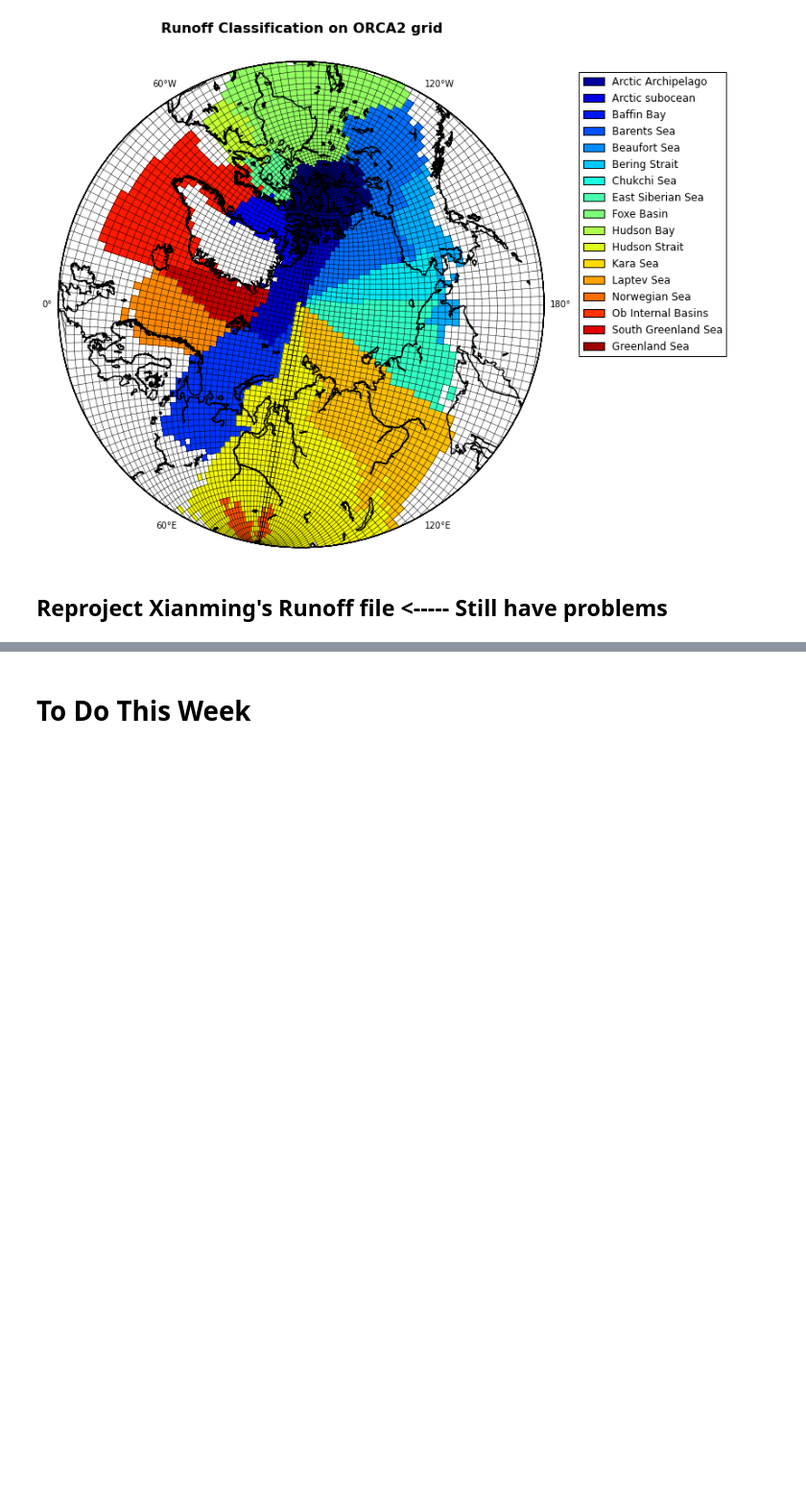
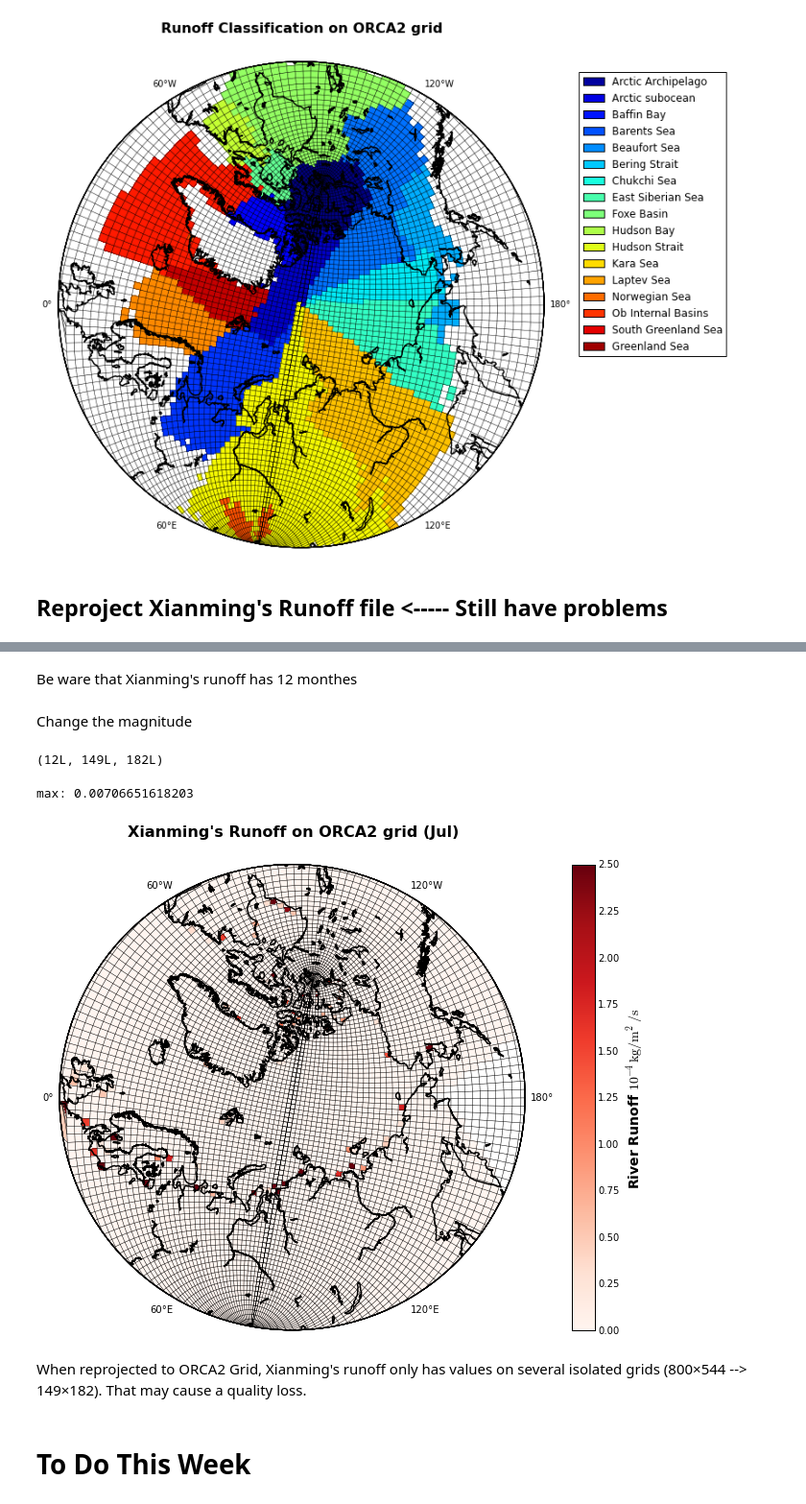
Before and after one commit to UBC-MOAD/ccar-modeling-nemo-tools, a Jupyter notebook: 06_STN-30p_Drainage_Basins.ipynb, the cells around one changed output, grey strips where cells are left out. Shown at 96% size. Saved outputs shown, nothing was run; the diff lists cells and outputs as text; code cells hidden in the pictures; blank space fills up the shorter version.

Commit message:
Fix Xianming's runoff part

```diff
--- a/06_STN-30p_Drainage_Basins.ipynb
+++ b/06_STN-30p_Drainage_Basins.ipynb
@@ -347,3 +323,43 @@ IndexError: index 259200 is out of bounds for axis 0 with size 259200
+# %% [markdown]
+Be ware that Xianming's runoff has 12 monthes
+# %%
+# allocate the memory
+ANH4_rf_repj=np.zeros([12, np.size(nav_lon, 0), np.size(nav_lon, 1)])
+for i in range(12):
+    ANH4_rf_repj[i, :, :]=Nts.reporj_NEMOgrid(ANH4_lon, ANH4_lat, ANH4_rf[i, :, :], nav_lon, nav_lat, method='linear')
+# %% [markdown]
+Change the magnitude
+# %%
+ANH4_rf_repj.shape
+# %% [output]
+(12L, 149L, 182L)
+# %%
+print('max: {}'.format(np.nanmax(ANH4_rf_repj)))
+ANH4_rf_repj=ANH4_rf_repj*1e4
+# %% [output]
+max: 0.00706651618203
+# %%
+CMap=plt.cm.Reds #cm.GMT_seis_r
+var_name='River Runoff $\mathrm{10^{-4} kg/m^2/s}$'
+rf_id_interp_masked=np.ma.masked_where(np.isnan(ANH4_rf_repj[7, :, :]), ANH4_rf_repj[7, :, :])
+#
+fig, ax, proj = Nts.pcolor_Arctic(nav_lon, nav_lat, 50, rf_id_interp_masked, [0, 2.5], CMap, var_name)
+#
+title="Xianming's Runoff on ORCA2 grid (Jul)"
+ax.set_title(title, fontsize=16, fontweight='bold', y=1.05)
+fig.set_size_inches(10, 10)
+#
+#proj.drawcoastlines(linewidth=1.5, linestyle='-', color='k', zorder=3)
+#proj.drawlsmask(land_color=[0.5, 0.5, 0.5], ocean_color='None', lsmask=None, zorder=2)
+#
+x, y=proj(nav_lon, nav_lat)
+proj.plot(x.T, y.T, color='k', linewidth=0.5)
+proj.plot(x, y, color='k', linewidth=0.5)
+fig.canvas.draw()
+# %% [output]
+[figure, added]
+# %% [markdown]
+When reprojected to ORCA2 Grid, Xianming's runoff only has values on several isolated grids (800×544 --> 149×182). That may cause a quality loss.
 # %% [markdown]
 # To Do This Week
 # %% [markdown]
```
Also changed, not shown: parts of 8 cells of this notebook.
